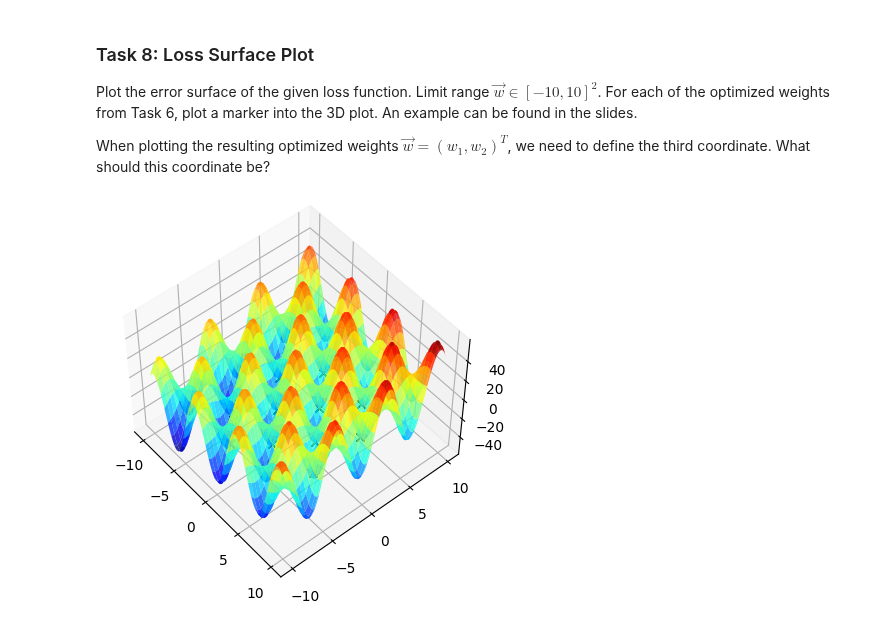
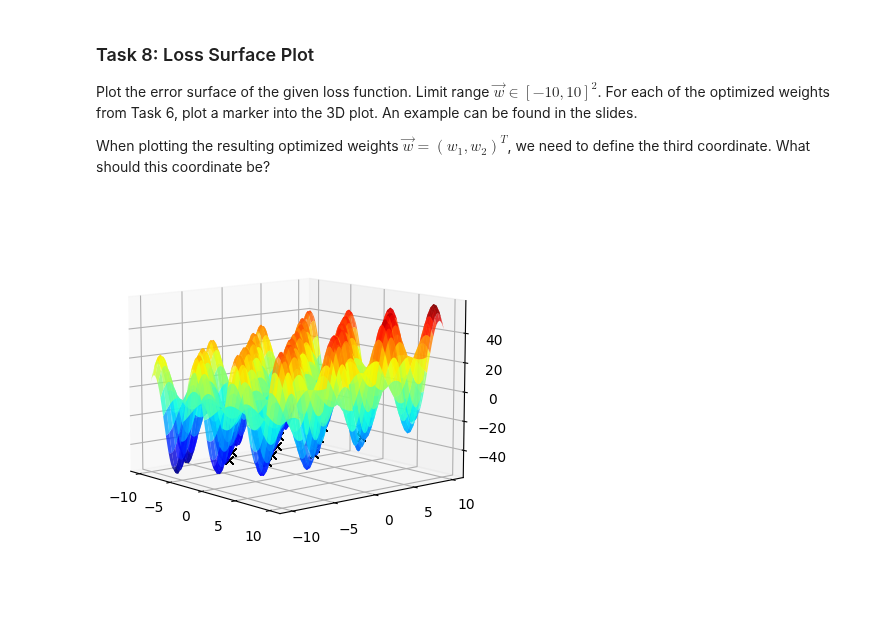
Before and after one commit to danielbarco/deeplearning, a Jupyter notebook: Assignment02.ipynb, the cells around one changed output. Drawn from its saved outputs; the diff is of its cells as text; code cells hidden in the pictures.

```diff
--- a/Assignment02.ipynb
+++ b/Assignment02.ipynb
@@ -222,25 +223,25 @@ What should this coordinate be?
 # %%
 from matplotlib import pyplot
 
 # create 3D axis
 figure = pyplot.figure()
-axis = figure.add_subplot(111, projection='3d', azim = -40, elev=50)
+axis = figure.add_subplot(111, projection='3d', azim = -40, elev=10)
 
 # define range to plot
 w_range = np.linspace(-10, 10, 100)
 w1, w2 = np.meshgrid(w_range, w_range)
 
 # compute loss for w1 and w2
 J = loss(np.array([w1, w2]))
 
 # plot surface with jet colormap
 axis.plot_surface(w1, w2, J, cmap="jet", alpha=0.8)
 
 # plot resulting points in 3D
 for w_star in stored_weights:
   # compute the z-position
   z = loss(w_star)
   # plot as 3D point
   axis.plot([w_star[0]], [w_star[1]], [z], "kx")
 # %% [output]
-[figure, old version]
+[figure, new version]
```
Also changed, not shown: parts of 1 cell of this notebook.
